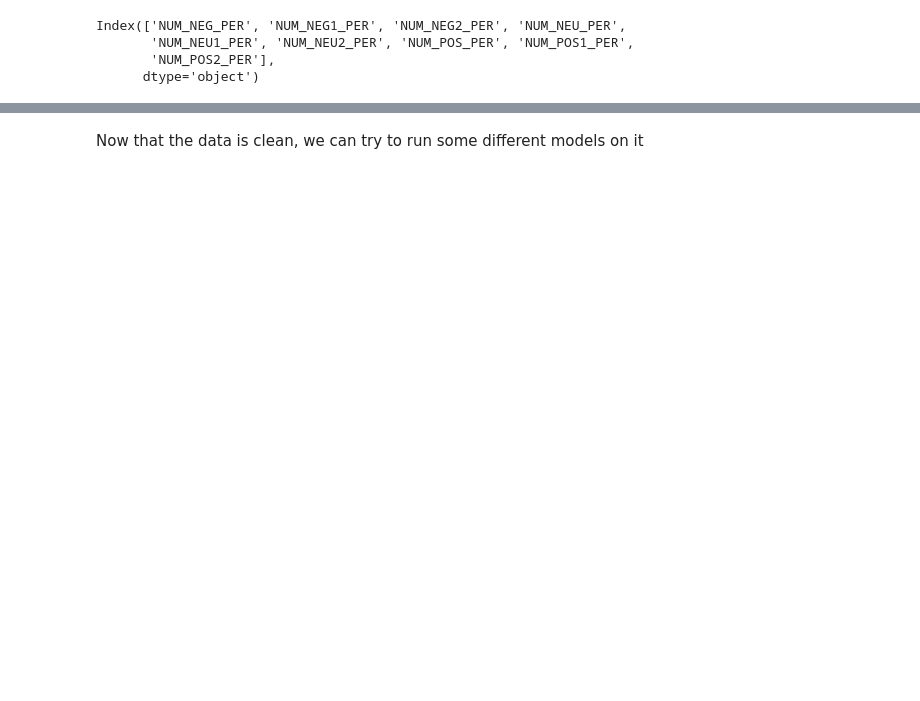
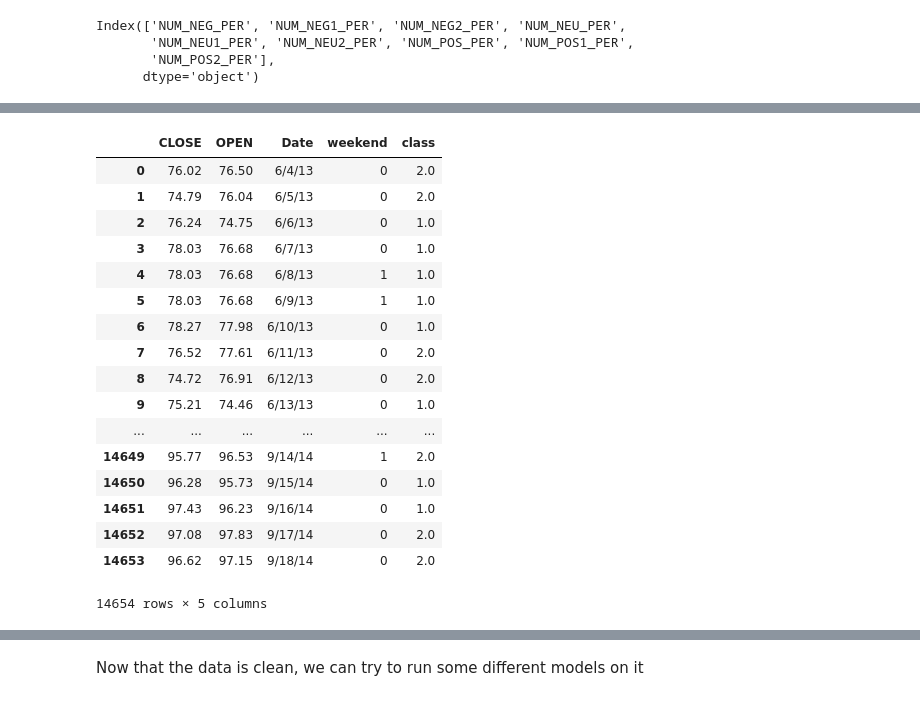
Before and after one commit to jacobbills/213R, a Jupyter notebook: Stocks Project.ipynb, the cells around one changed output, grey strips where cells are left out. Drawn from its saved outputs; the diff is of its cells as text; code cells hidden in the pictures; blank space fills up the shorter version.

```diff
--- a/Stocks Project.ipynb
+++ b/Stocks Project.ipynb
@@ -80,0 +89,21 @@ for e in is_null:
+# %%
+data[["CLOSE", "OPEN", "Date", "weekend","class"]] #see how the data looks
+# %% [output]
+|  | CLOSE | OPEN | Date | weekend | class |
+| 0 | 76.02 | 76.50 | 6/4/13 | 0 | 2.0 |
+| 1 | 74.79 | 76.04 | 6/5/13 | 0 | 2.0 |
+| 2 | 76.24 | 74.75 | 6/6/13 | 0 | 1.0 |
+| 3 | 78.03 | 76.68 | 6/7/13 | 0 | 1.0 |
+| 4 | 78.03 | 76.68 | 6/8/13 | 1 | 1.0 |
+| 5 | 78.03 | 76.68 | 6/9/13 | 1 | 1.0 |
+| 6 | 78.27 | 77.98 | 6/10/13 | 0 | 1.0 |
+| 7 | 76.52 | 77.61 | 6/11/13 | 0 | 2.0 |
+| 8 | 74.72 | 76.91 | 6/12/13 | 0 | 2.0 |
+| 9 | 75.21 | 74.46 | 6/13/13 | 0 | 1.0 |
+| ... | ... | ... | ... | ... | ... |
+| 14649 | 95.77 | 96.53 | 9/14/14 | 1 | 2.0 |
+| 14650 | 96.28 | 95.73 | 9/15/14 | 0 | 1.0 |
+| 14651 | 97.43 | 96.23 | 9/16/14 | 0 | 1.0 |
+| 14652 | 97.08 | 97.83 | 9/17/14 | 0 | 2.0 |
+| 14653 | 96.62 | 97.15 | 9/18/14 | 0 | 2.0 |
+14654 rows × 5 columns
```
Also changed, not shown: parts of 44 cells of this notebook.
